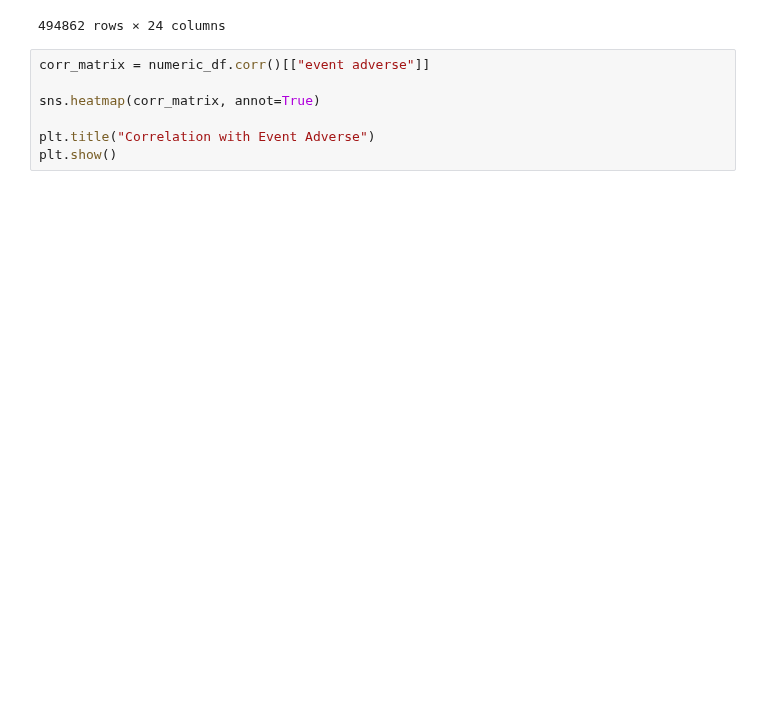
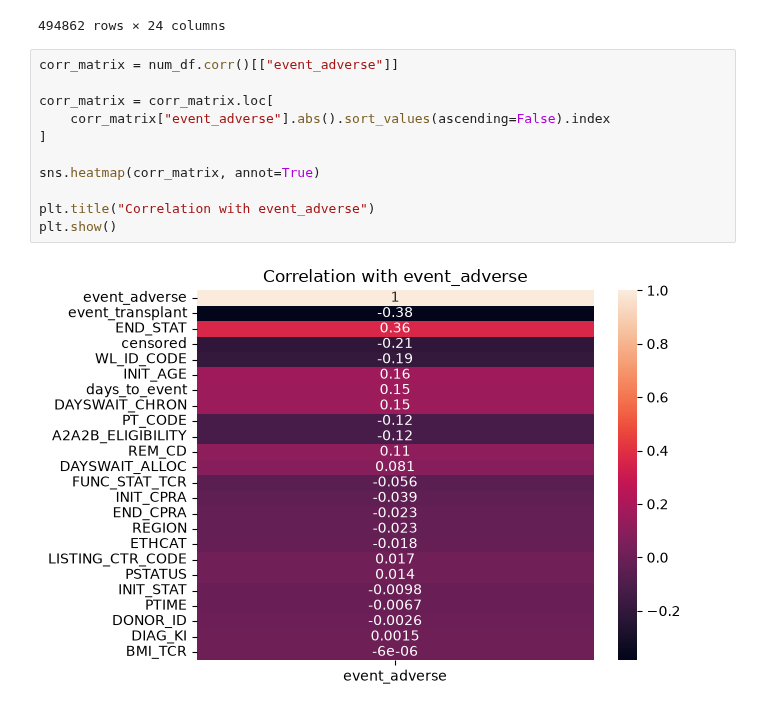
Before and after one commit to Break-Through-Tech/Healthcare-1D-predicting-organ-transplant-waitlist-outcomes-and-optimizing-allocation, a Jupyter notebook: notebooks/feature-analysis.ipynb, the cells around one changed output. Drawn from its saved outputs; the diff is of its cells as text; blank space fills up the shorter version.

```diff
--- a/notebooks/feature-analysis.ipynb
+++ b/notebooks/feature-analysis.ipynb
@@ -33,9 +33,15 @@ num_df
 | 494861 | NaN | 33.68 | 2070.0 | 4010 | NaN | NaN | 4.0 | 121.0 | ... |
 494862 rows × 24 columns
 # %%
-corr_matrix = numeric_df.corr()[["event adverse"]]
+corr_matrix = num_df.corr()[["event_adverse"]]
+
+corr_matrix = corr_matrix.loc[
+    corr_matrix["event_adverse"].abs().sort_values(ascending=False).index
+]
 
 sns.heatmap(corr_matrix, annot=True)
 
-plt.title("Correlation with Event Adverse")
+plt.title("Correlation with event_adverse")
 plt.show()
+# %% [output]
+[figure, added]
```
Also changed, not shown: 1 other file.
